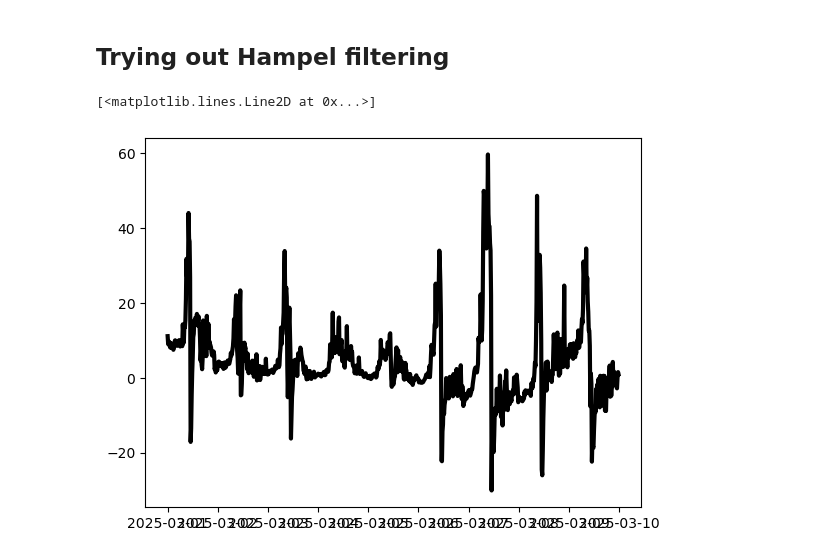
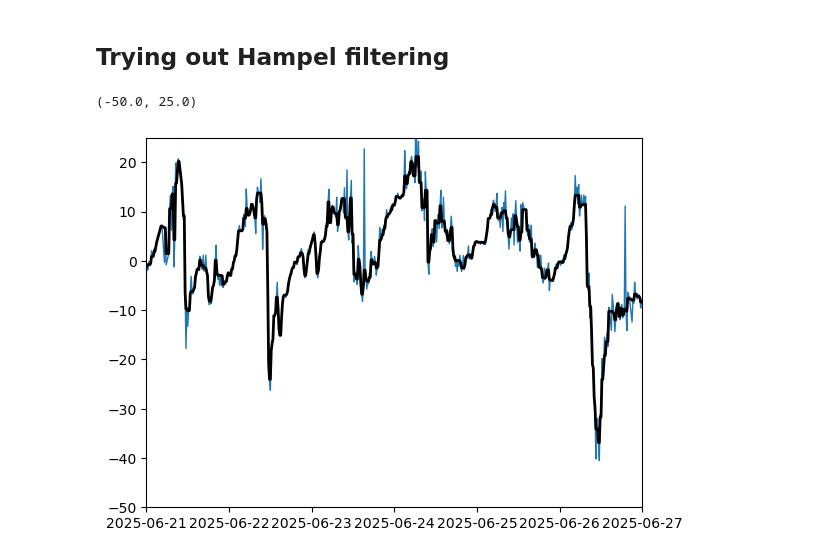
Before and after one commit to zilverband/gasSommar2, a Jupyter notebook: lp_filter_test.ipynb, the cells around one changed output. Drawn from its saved outputs; the diff is of its cells as text; code cells hidden in the pictures.

```diff
--- a/lp_filter_test.ipynb
+++ b/lp_filter_test.ipynb
@@ -108,31 +89,25 @@ import matplotlib.pyplot as plt
 import functions.data_processing as dp
 import utils_new as u
 import pandas as pd
+from functions.data_processing import resample_and_match
 
-sensor = api.load_csv("linkoping2_NO.csv")
-ref, ref_units = ld.load_slb_data("data/refdata/linkoping-kvartar")
+
+sensor = api.load_csv("data/sensordata/linkoping2_NO.csv")
+ref, ref_desc = ld.load_slb_data("data/refdata/linkoping_ref.json")
 
 for gas in ["NO","NO2","O3","CO"]:
     ref, ref_units = uc.df_ugm3_to_ppb(ref,ref_units,"NO")
 
-start = dt(2025,3,1)
-end = dt(2025,3,10)
+start = dt(2025,6,1)
+end = dt(2025,6,27)
 
-sensor_test = sensor[start:end]
-ref = ref[start:end]
-sensor_test["NO"].plot(legend="Raw signal")
-ref["NO"].plot(legend="Reference signal")
-plt.figure(0)
-plt.show()
+sensor, ref = resample_and_match(sensor["NO"][start:end].to_frame(), ref["NO"][start:end].to_frame(), '15min')
 
-sensor_test = sensor_test["NO"]
-sensor_test, ref = u.align_and_resample(sensor_test, ref, '15min')
+dates, filtered_signal = lp_filter(sensor, 15, 0.0009)
 
-dates, filtered_signal = lp_filter(sensor_test, 15, 0.0005)
-
+fig, ax = plt.subplots()
 plt.figure(1)
-plt.plot(dates, filtered_signal, color='red', linewidth=3,zorder=2)
-sensor_test.plot(legend="Raw signal",zorder=1)
-ref["NO"].plot(legend="Reference signal")
-plt.legend()
+plt.plot(dates, filtered_signal, color='red',zorder=2)
+sensor.plot(zorder=1,ax=ax)
+plt.legend(["Filtered signal","Raw signal"])
 # %% [output]
@@ -143,13 +116,13 @@ plt.legend()
 # %% [markdown]
 ## Trying out Hampel filtering
 # %%
-dates = sensor_test.index
-data = sensor_test.to_numpy()
+hamp_data = u.hampel_filter(sensor.to_numpy(), 1, 0.1)
 
-hamp_data = u.hampel_filter(data, 10, 0.01)
-
-plt.plot(dates, hamp_data, color='black', linewidth=3, zorder=2)
-plt.plot(dates, sensor_test.to_numpy(), linewidth=1, zorder=1)
+plt.plot(dates, hamp_data, color='black', linewidth=2, zorder=2)
+plt.plot(dates, sensor.to_numpy(), linewidth=1, zorder=1)
+start2 = datetime(2025,6,21)
+plt.xlim(start2,end)
+plt.ylim(-50,25)
 # %% [output]
-[<matplotlib.lines.Line2D at 0x...>]
+(-50.0, 25.0)
-[figure, old version]
+[figure, new version]
```
Also changed, not shown: parts of 3 cells of this notebook, 3 other files.
